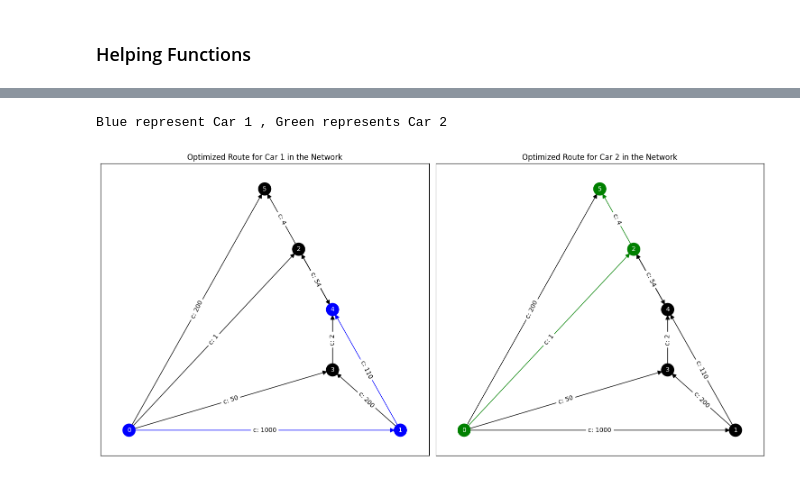
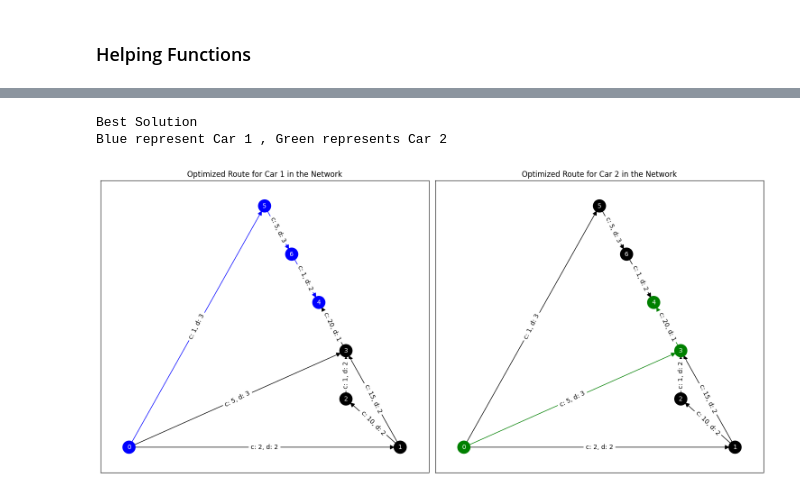
Before and after one commit to Aksgo/DOME, a Jupyter notebook: city-network.ipynb, the cells around one changed output, grey strips where cells are left out. Drawn from its saved outputs; the diff is of its cells as text; code cells hidden in the pictures.

```diff
--- a/city-network.ipynb
+++ b/city-network.ipynb
@@ -26,21 +45,32 @@ print(ed)
 num_nodes = 6
 #Edges are given as u,v,congestion where edges is from u to v and its congestion level is given by the attribute congestion
 edges = [
-    (0,1,{'congestion':1000}),
-    (0,2,{'congestion':1}),
-    (1,3,{'congestion':200}),
-    (1,4,{'congestion':110}),
-    (2,4,{'congestion':10}),
-    (2,5,{'congestion':4}),
-    (3,4,{'congestion':2}),
-    (4,2,{'congestion':54}),
-    (0,5,{'congestion':200}),
-    (0,3,{'congestion':50})
+    (0, 1, {'congestion': 2, 'distance': 2}),
+    (1, 2, {'congestion': 10, 'distance': 2}),
+    (2, 3, {'congestion': 1, 'distance': 2}),
+    (3, 4, {'congestion': 20, 'distance': 1}),
+    (0, 5, {'congestion': 1, 'distance': 3}),
+    (5, 6, {'congestion': 5, 'distance': 3}),
+    (6, 4, {'congestion': 1, 'distance': 2}),
+    (1, 3, {'congestion': 15, 'distance': 2}),
+    (0, 3, {'congestion': 5, 'distance': 3})
 ]
+'''edges = [
+    (0,1,{'congestion':100, 'distance':40}),
+    (0,2,{'congestion':10, 'distance':30}),
+    (1,3,{'congestion':200, 'distance':260}),
+    (1,4,{'congestion':110, 'distance':100}),
+    (2,4,{'congestion':10, 'distance':500}),
+    (2,5,{'congestion':12, 'distance':300}),
+    (3,4,{'congestion':35, 'distance':6000}),
+    (4,2,{'congestion':54, 'distance':300}),
+    (0,5,{'congestion':200, 'distance':50}),
+    (0,3,{'congestion':50, 'distance':3000})
+]'''
 #total number of cars to reroute
 no_of_cars = 2
 #source-destination pair of each car
-src_dest = [(0,4),(0,5)]
+src_dest = [(0,4,1),(0,4,0)]
 # %% [markdown]
 ## Graph formation using NetworkX
 # %%
@@ -302,32 +355,34 @@ best route for car 2: [0, 2, 5]
 # %%
+print("Best Solution")
 print("Blue represent Car 1 , Green represents Car 2")
 car1_edges = list(gp.utils.pairwise(car1_nodes))
 car2_edges = list(gp.utils.pairwise(car2_nodes))
-edge_labels = {(u, v): f'c: {d["congestion"]}' for u, v, d in net.edges(data=True)}
+edge_labels = {(u, v): f'c: {d["congestion"]}, d: {d["distance"]}' for u, v, d in net.edges(data=True)}
 fig, axes = plt.subplots(1, 2, figsize=(15, 7))
 pos = gp.planar_layout(net)
 #car1
 node_colors = ['blue' if node in car1_nodes else 'black' for node in net.nodes()]
 edge_colors = ['blue' if (u, v) in car1_edges else 'black' for u, v in net.edges()]
 gp.draw_networkx_nodes(net, pos, node_color=node_colors, node_size=400,ax=axes[0])
 gp.draw_networkx_edges(net, pos, edge_color = edge_colors, arrowstyle='-|>', arrowsize=15,ax=axes[0])
 gp.draw_networkx_edge_labels(net, pos, edge_labels=edge_labels,ax=axes[0])
 gp.draw_networkx_labels(net, pos, font_size=10, font_color='white',ax=axes[0])
 axes[0].set_title("Optimized Route for Car 1 in the Network")
 
 #car2
 node_colors_car2 = ['green' if node in car2_nodes else 'black' for node in net.nodes()]
 edge_colors_car2 = ['green' if (u, v) in car2_edges else 'black' for u, v in net.edges()]
 
 gp.draw_networkx_nodes(net, pos, node_color=node_colors_car2, node_size=400, ax=axes[1])
 gp.draw_networkx_edges(net, pos, edge_color=edge_colors_car2, arrowstyle='-|>', arrowsize=15, ax=axes[1])
 gp.draw_networkx_edge_labels(net, pos, edge_labels=edge_labels,ax=axes[1])
 gp.draw_networkx_labels(net, pos, font_size=10, font_color='white',ax=axes[1])
 axes[1].set_title("Optimized Route for Car 2 in the Network")
 
 
 plt.tight_layout()
 plt.show()
 # %% [output]
+Best Solution
 Blue represent Car 1 , Green represents Car 2
-[figure, old version]
+[figure, new version]
```
Also changed, not shown: parts of 12 cells of this notebook.
